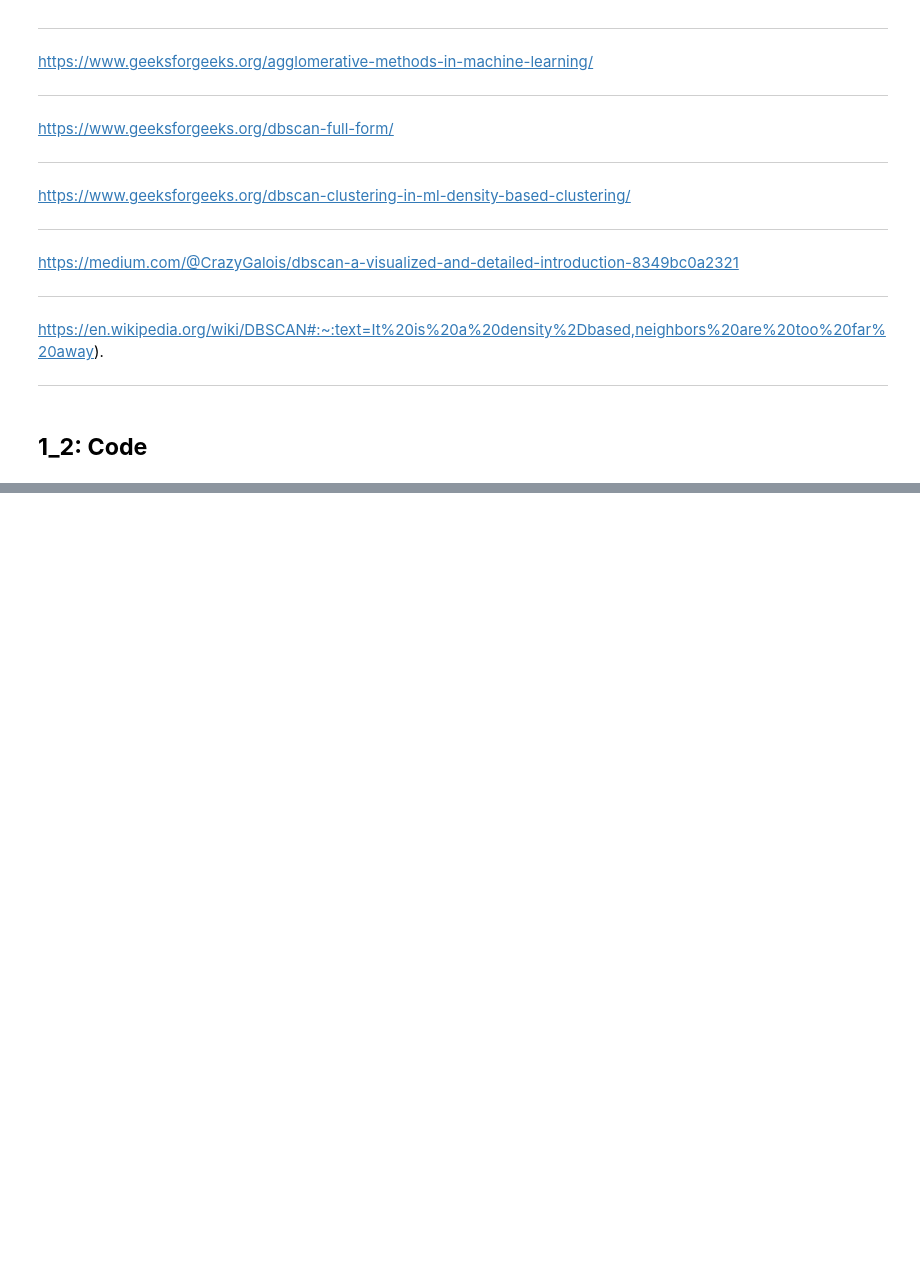
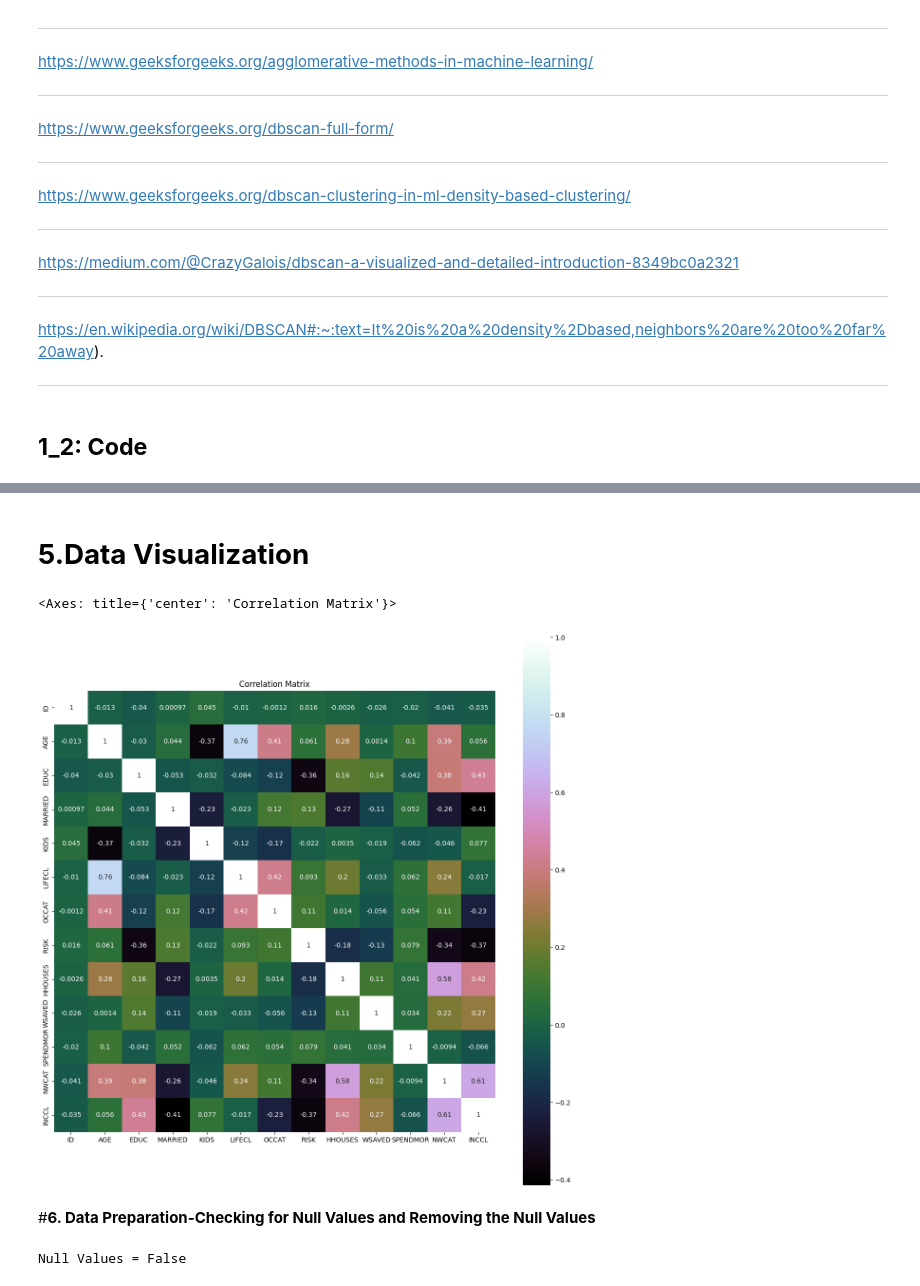
Before and after one commit to Arko04/Colab, a Jupyter notebook: AI_project2.ipynb, the cells around one changed output, grey strips where cells are left out. Drawn from its saved outputs; the diff is of its cells as text; code cells hidden in the pictures; blank space fills up the shorter version.

```diff
--- a/AI_project2.ipynb
+++ b/AI_project2.ipynb
@@ -378,0 +490,18 @@ https://en.wikipedia.org/wiki/DBSCAN#:~:text=It%20is%20a%20density%2Dbased,neigh
+# %% [markdown]
+# **5.Data Visualization**
+# %%
+import seaborn as sns
+import matplotlib.pyplot as plt
+correlation = data.corr()
+plt.figure(figsize=(15,15))
+plt.title('Correlation Matrix')
+sns.heatmap(correlation, vmax=1, square=True,annot=True,cmap='cubehelix')
+# %% [output]
+<Axes: title={'center': 'Correlation Matrix'}>
+[figure, added]
+# %% [markdown]
+#**6. Data Preparation-Checking for Null Values and Removing the Null Values**
+# %%
+print('Null Values =',data.isnull().values.any())
+# %% [output]
+Null Values = False
```
Also changed, not shown: parts of 42 cells of this notebook.
